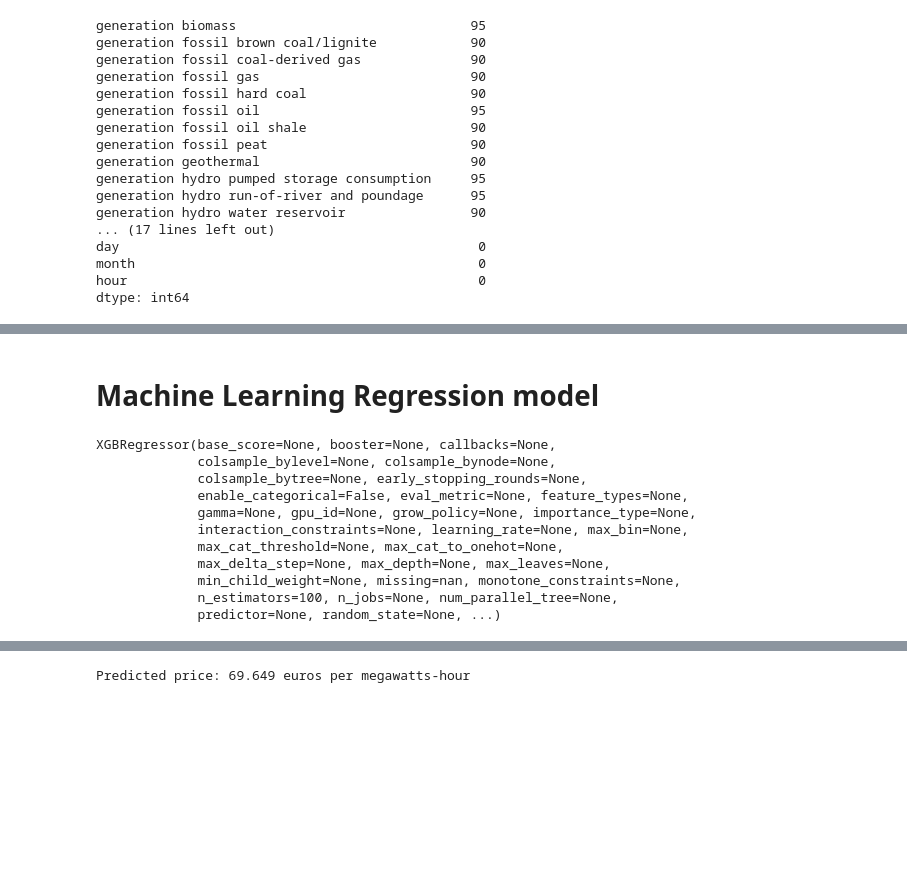
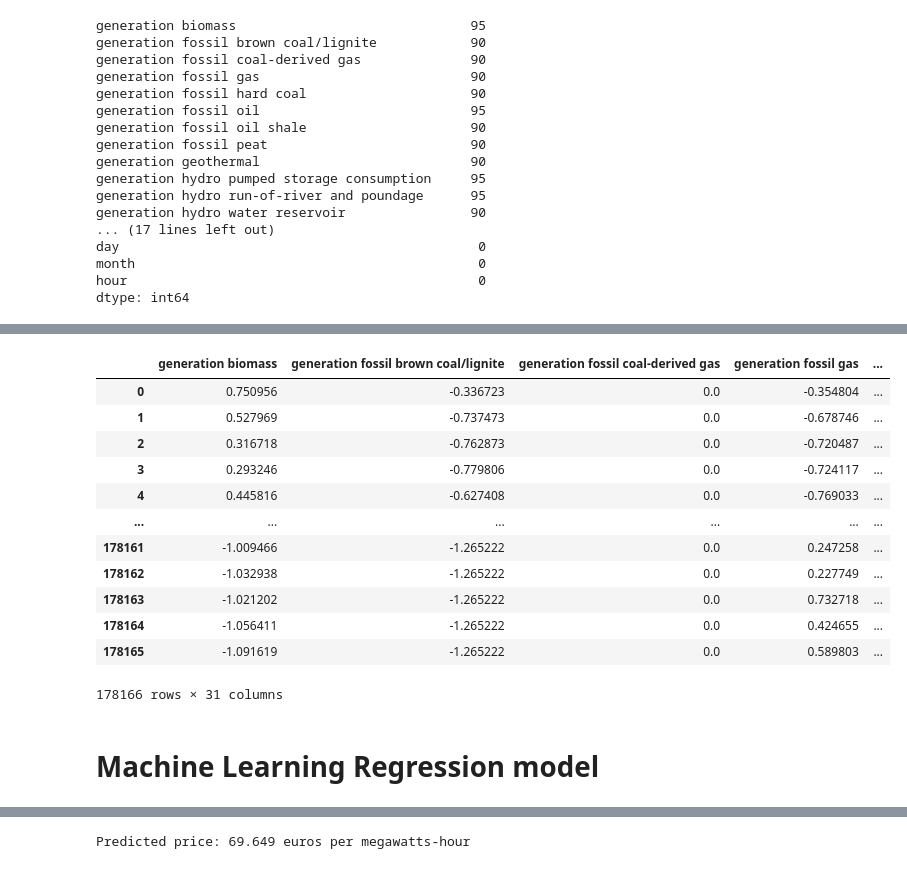
Before and after one commit to amonnerie/Project-4, a Jupyter notebook: Project4_colab.ipynb, the cells around one changed output, grey strips where cells are left out. Drawn from its saved outputs; the diff is of its cells as text; code cells hidden in the pictures; blank space fills up the shorter version.

```diff
--- a/Project4_colab.ipynb
+++ b/Project4_colab.ipynb
@@ -148,0 +152,8 @@ df_nonulls = df.dropna()
+# %%
+x_nonulls = df_nonulls.loc[:,df_nonulls.columns != "price actual"]
+x = df.loc[:,df.columns != "price actual"]
+x_columns = df_nonulls.loc[:,df_nonulls.columns != "price actual"].columns
+
+#scale the data
+x_scaled_nonulls = StandardScaler().fit_transform(x_nonulls)
+x_scaled = StandardScaler().fit_transform(x)
@@ -149,3 +176,22 @@ df_nonulls = df.dropna()
+# %%
+df_scaled_nonulls = pd.DataFrame(x_scaled_nonulls, columns=x_columns)
+df_scaled = pd.DataFrame(x_scaled, columns=x_columns)
+# %%
+df_scaled_nonulls
+# %% [output]
+|  | generation biomass | generation fossil brown coal/lignite | generation fossil coal-derived gas | generation fossil gas | ... |
+| 0 | 0.750956 | -0.336723 | 0.0 | -0.354804 | ... |
+| 1 | 0.527969 | -0.737473 | 0.0 | -0.678746 | ... |
+| 2 | 0.316718 | -0.762873 | 0.0 | -0.720487 | ... |
+| 3 | 0.293246 | -0.779806 | 0.0 | -0.724117 | ... |
+| 4 | 0.445816 | -0.627408 | 0.0 | -0.769033 | ... |
+| ... | ... | ... | ... | ... | ... |
+| 178161 | -1.009466 | -1.265222 | 0.0 | 0.247258 | ... |
+| 178162 | -1.032938 | -1.265222 | 0.0 | 0.227749 | ... |
+| 178163 | -1.021202 | -1.265222 | 0.0 | 0.732718 | ... |
+| 178164 | -1.056411 | -1.265222 | 0.0 | 0.424655 | ... |
+| 178165 | -1.091619 | -1.265222 | 0.0 | 0.589803 | ... |
+178166 rows × 31 columns
 # %% [markdown]
 # Machine Learning Regression model
 # %%
@@ -160,18 +206,3 @@ X = dummies
 X_train, X_test, y_train, y_test = train_test_split(X, y, test_size=0.15)
 # %%
 model = XGBRegressor()
-# %%
-#X = df.loc[:,df.columns != "price actual"]
-model.fit(X_train, y_train)
-# %% [output]
-XGBRegressor(base_score=None, booster=None, callbacks=None,
-             colsample_bylevel=None, colsample_bynode=None,
-             colsample_bytree=None, early_stopping_rounds=None,
-             enable_categorical=False, eval_metric=None, feature_types=None,
-             gamma=None, gpu_id=None, grow_policy=None, importance_type=None,
-             interaction_constraints=None, learning_rate=None, max_bin=None,
-             max_cat_threshold=None, max_cat_to_onehot=None,
-             max_delta_step=None, max_depth=None, max_leaves=None,
-             min_child_weight=None, missing=nan, monotone_constraints=None,
-             n_estimators=100, n_jobs=None, num_parallel_tree=None,
-             predictor=None, random_state=None, ...)
```
Also changed, not shown: parts of 7 cells of this notebook.
